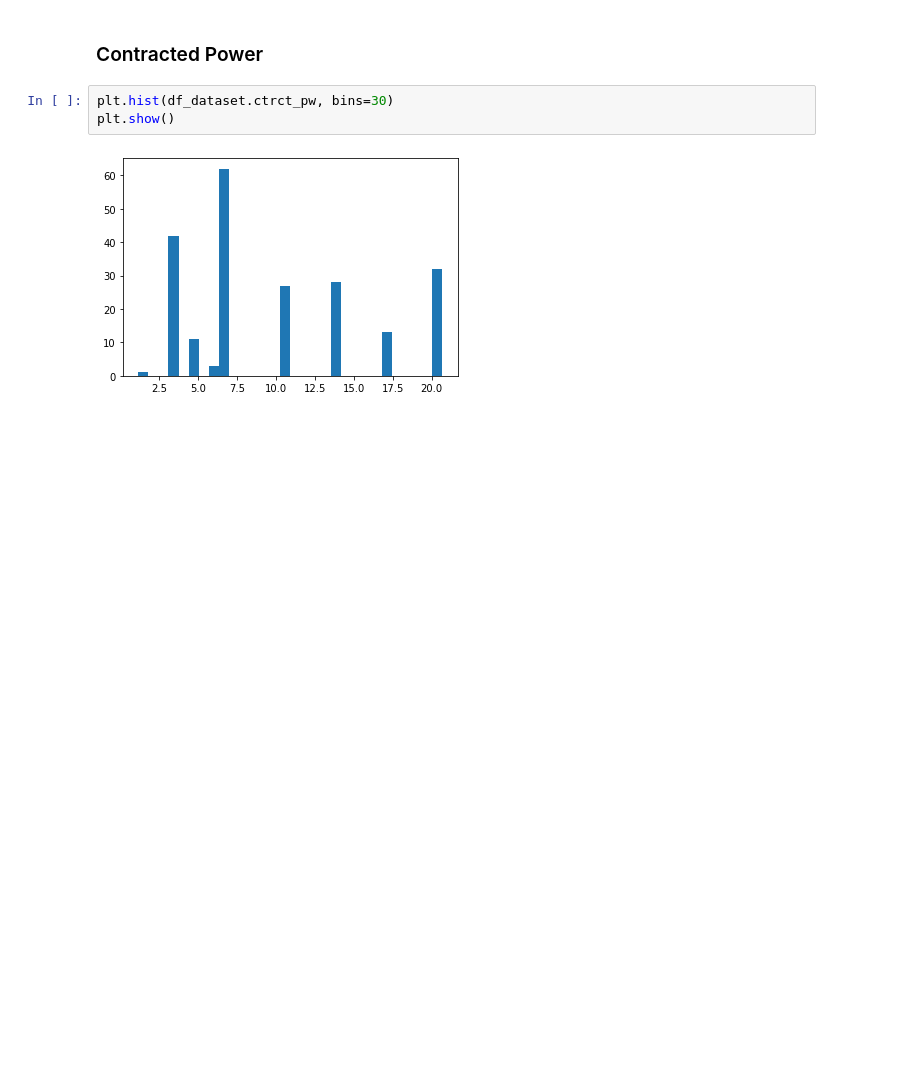
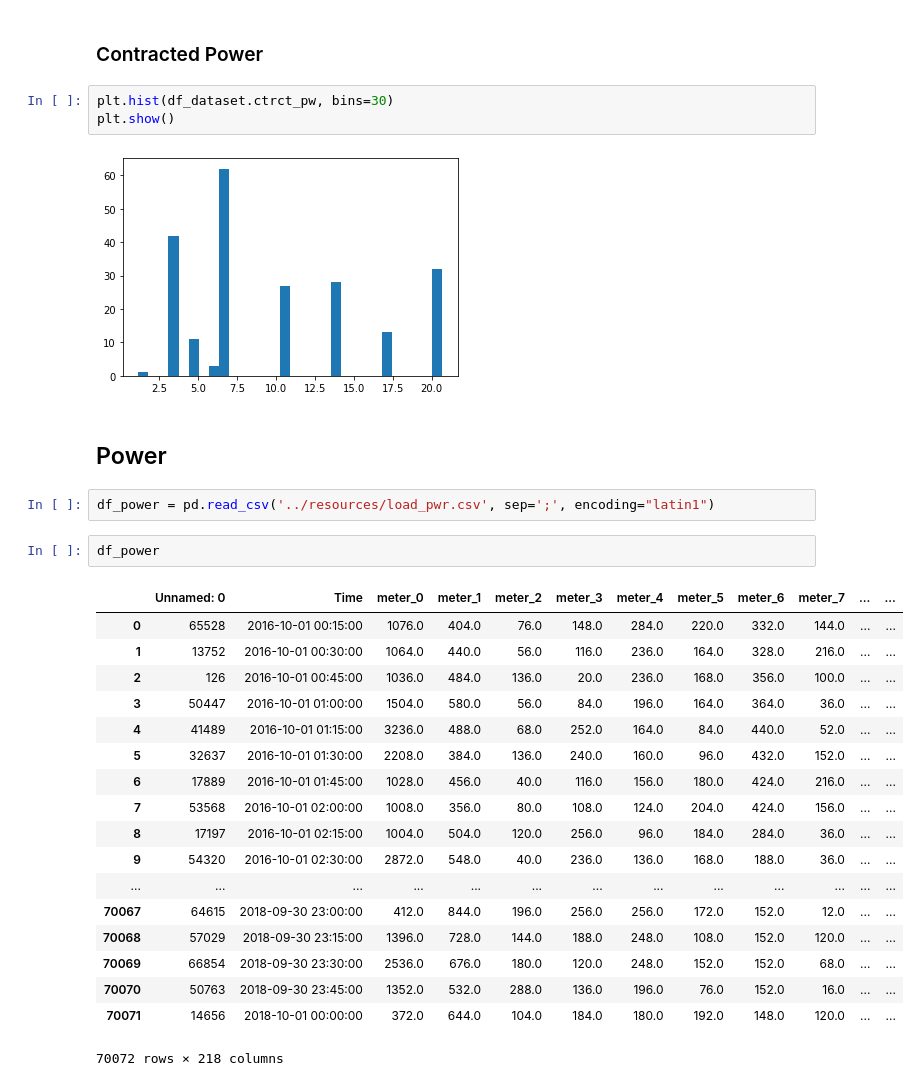
Before and after one commit to energy-army-knife/hack-the-electron-a, a Jupyter notebook: notebooks/dataset_analysis.ipynb, the cells around one changed output. Saved outputs shown, nothing was run; the diff lists cells and outputs as text; blank space fills up the shorter version.

```diff
--- a/notebooks/dataset_analysis.ipynb
+++ b/notebooks/dataset_analysis.ipynb
@@ -39,3 +44,28 @@ plt.hist(df_dataset.ctrct_pw, bins=30)
 plt.show()
 # %% [output]
 [figure]
+# %% [markdown]
+## Power
+# %%
+df_power = pd.read_csv('../resources/load_pwr.csv', sep=';', encoding="latin1")
+# %%
+df_power
+# %% [output]
+|  | Unnamed: 0 | Time | meter_0 | meter_1 | meter_2 | meter_3 | meter_4 | meter_5 | meter_6 | meter_7 | ... | ... |
+| 0 | 65528 | 2016-10-01 00:15:00 | 1076.0 | 404.0 | 76.0 | 148.0 | 284.0 | 220.0 | 332.0 | 144.0 | ... | ... |
+| 1 | 13752 | 2016-10-01 00:30:00 | 1064.0 | 440.0 | 56.0 | 116.0 | 236.0 | 164.0 | 328.0 | 216.0 | ... | ... |
+| 2 | 126 | 2016-10-01 00:45:00 | 1036.0 | 484.0 | 136.0 | 20.0 | 236.0 | 168.0 | 356.0 | 100.0 | ... | ... |
+| 3 | 50447 | 2016-10-01 01:00:00 | 1504.0 | 580.0 | 56.0 | 84.0 | 196.0 | 164.0 | 364.0 | 36.0 | ... | ... |
+| 4 | 41489 | 2016-10-01 01:15:00 | 3236.0 | 488.0 | 68.0 | 252.0 | 164.0 | 84.0 | 440.0 | 52.0 | ... | ... |
+| 5 | 32637 | 2016-10-01 01:30:00 | 2208.0 | 384.0 | 136.0 | 240.0 | 160.0 | 96.0 | 432.0 | 152.0 | ... | ... |
+| 6 | 17889 | 2016-10-01 01:45:00 | 1028.0 | 456.0 | 40.0 | 116.0 | 156.0 | 180.0 | 424.0 | 216.0 | ... | ... |
+| 7 | 53568 | 2016-10-01 02:00:00 | 1008.0 | 356.0 | 80.0 | 108.0 | 124.0 | 204.0 | 424.0 | 156.0 | ... | ... |
+| 8 | 17197 | 2016-10-01 02:15:00 | 1004.0 | 504.0 | 120.0 | 256.0 | 96.0 | 184.0 | 284.0 | 36.0 | ... | ... |
+| 9 | 54320 | 2016-10-01 02:30:00 | 2872.0 | 548.0 | 40.0 | 236.0 | 136.0 | 168.0 | 188.0 | 36.0 | ... | ... |
+| ... | ... | ... | ... | ... | ... | ... | ... | ... | ... | ... | ... | ... |
+| 70067 | 64615 | 2018-09-30 23:00:00 | 412.0 | 844.0 | 196.0 | 256.0 | 256.0 | 172.0 | 152.0 | 12.0 | ... | ... |
+| 70068 | 57029 | 2018-09-30 23:15:00 | 1396.0 | 728.0 | 144.0 | 188.0 | 248.0 | 108.0 | 152.0 | 120.0 | ... | ... |
+| 70069 | 66854 | 2018-09-30 23:30:00 | 2536.0 | 676.0 | 180.0 | 120.0 | 248.0 | 152.0 | 152.0 | 68.0 | ... | ... |
+| 70070 | 50763 | 2018-09-30 23:45:00 | 1352.0 | 532.0 | 288.0 | 136.0 | 196.0 | 76.0 | 152.0 | 16.0 | ... | ... |
+| 70071 | 14656 | 2018-10-01 00:00:00 | 372.0 | 644.0 | 104.0 | 184.0 | 180.0 | 192.0 | 148.0 | 120.0 | ... | ... |
+70072 rows × 218 columns
```
Also changed, not shown: parts of 9 cells of this notebook.
